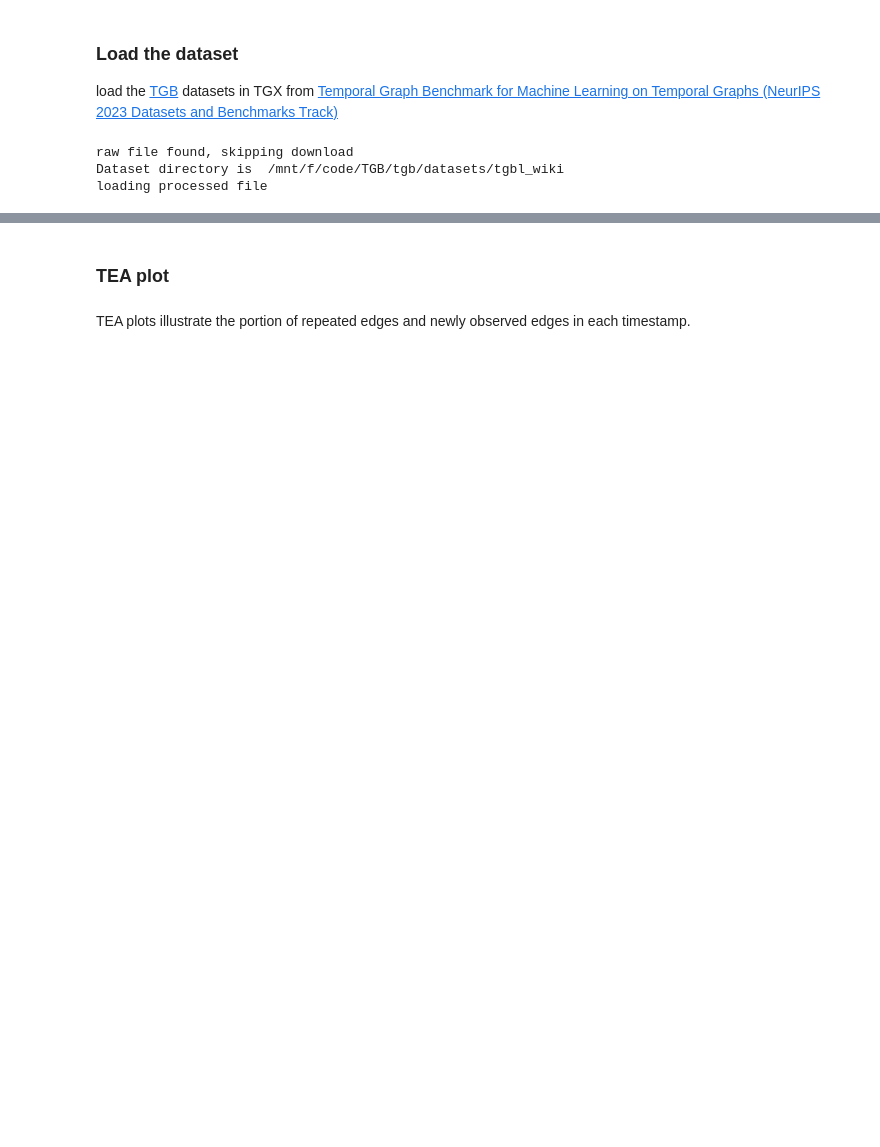
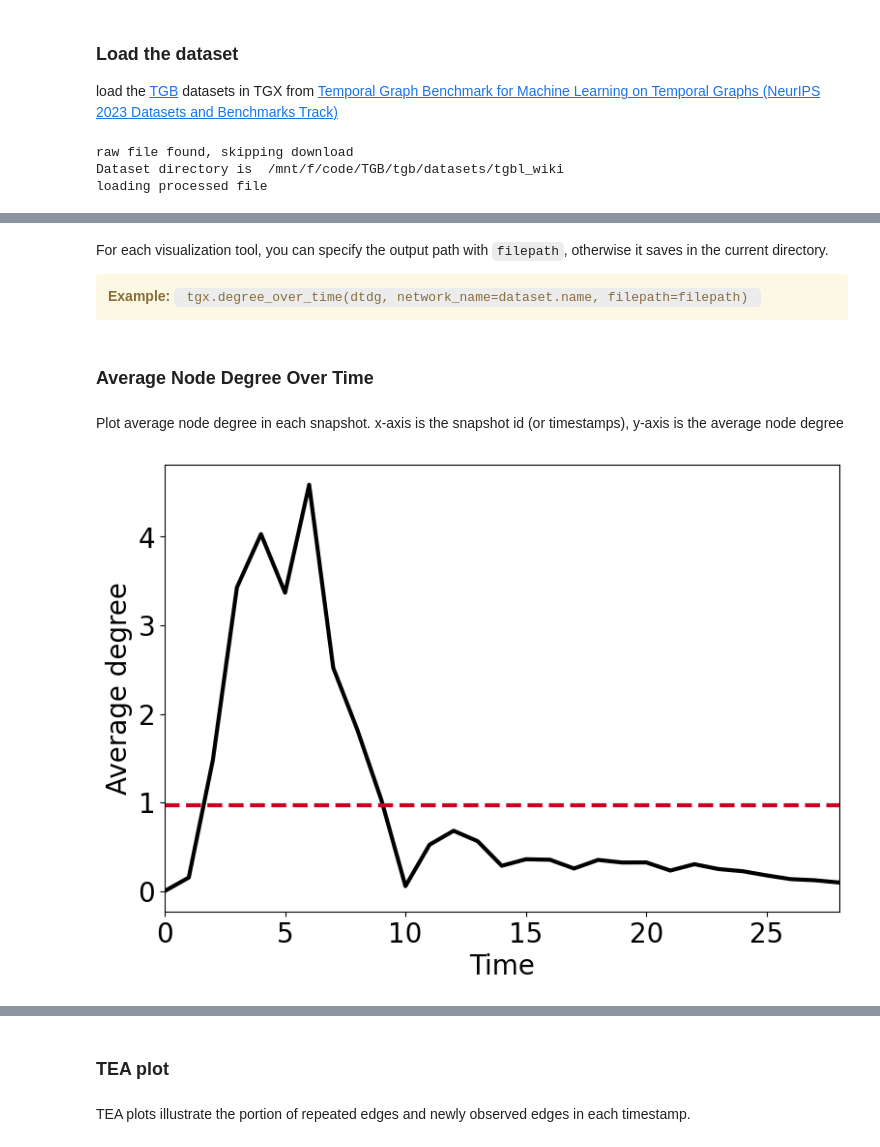
Before and after one commit to ComplexData-MILA/TGX, a Jupyter notebook: docs/tutorials/data_viz_stats.ipynb, the cells around one changed output, grey strips where cells are left out. Cells and saved outputs as stored; diff of their text form; code cells hidden in the pictures; blank space fills up the shorter version.

```diff
--- a/docs/tutorials/data_viz_stats.ipynb
+++ b/docs/tutorials/data_viz_stats.ipynb
@@ -69,0 +37,4 @@ tgx.average_degree_per_ts(data, network_name=dataset.name)
+# %%
+ctdg = tgx.Graph(dataset) # retrieve the continuous time dynamic graph
+time_scale = "weekly" #"minutely", "hourly", "daily", "monthly", "yearly", "biyearly"
+dtdg, ts_list = ctdg.discretize(time_scale=time_scale, store_unix=True)
@@ -69,0 +62,13 @@ tgx.average_degree_per_ts(data, network_name=dataset.name)
+# %% [markdown]
+For each visualization tool, you can specify the output path with `filepath`, otherwise it saves in the current directory.
+<div class="alert alert-block alert-warning">
+<b>Example:</b> <code> tgx.degree_over_time(dtdg, network_name=dataset.name, filepath=filepath) </code>
+</div>
+# %% [markdown]
+### Average Node Degree Over Time
+# %% [markdown]
+Plot average node degree in each snapshot. x-axis is the snapshot id (or timestamps), y-axis is the average node degree
+# %%
+tgx.degree_over_time(dtdg, network_name=dataset.name)
+# %% [output]
+[figure, added]
```
Also changed, not shown: parts of 38 cells of this notebook, 8 other files.
